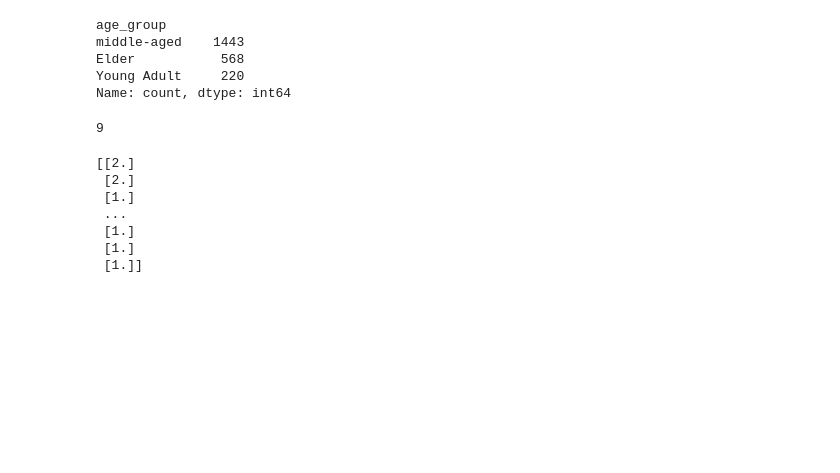
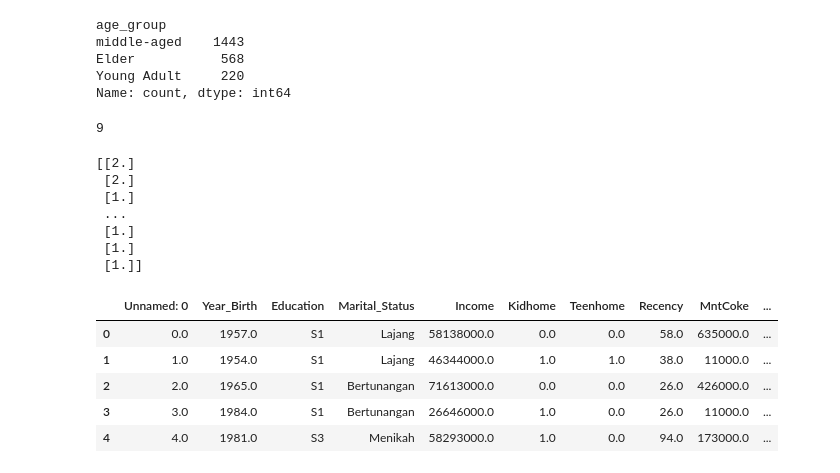
Before and after one commit to dzulwulann/CustomerPersonality_Prediction, a Jupyter notebook: Marketing_campaign.ipynb, the cells around one changed output. Saved outputs shown, nothing was run; the diff lists cells and outputs as text; code cells hidden in the pictures; blank space fills up the shorter version.

```diff
--- a/Marketing_campaign.ipynb
+++ b/Marketing_campaign.ipynb
@@ -359,3 +359,12 @@ print(encoded_age_group)
  [1.]]
 # %%
 data2['Encoded_age_group'] = encoded_age_group
+# %%
+data2.head()
+# %% [output]
+|  | Unnamed: 0 | Year_Birth | Education | Marital_Status | Income | Kidhome | Teenhome | Recency | MntCoke | ... |
+| 0 | 0.0 | 1957.0 | S1 | Lajang | 58138000.0 | 0.0 | 0.0 | 58.0 | 635000.0 | ... |
+| 1 | 1.0 | 1954.0 | S1 | Lajang | 46344000.0 | 1.0 | 1.0 | 38.0 | 11000.0 | ... |
+| 2 | 2.0 | 1965.0 | S1 | Bertunangan | 71613000.0 | 0.0 | 0.0 | 26.0 | 426000.0 | ... |
+| 3 | 3.0 | 1984.0 | S1 | Bertunangan | 26646000.0 | 1.0 | 0.0 | 26.0 | 11000.0 | ... |
+| 4 | 4.0 | 1981.0 | S3 | Menikah | 58293000.0 | 1.0 | 0.0 | 94.0 | 173000.0 | ... |
```
Also changed, not shown: parts of 3 cells of this notebook.
